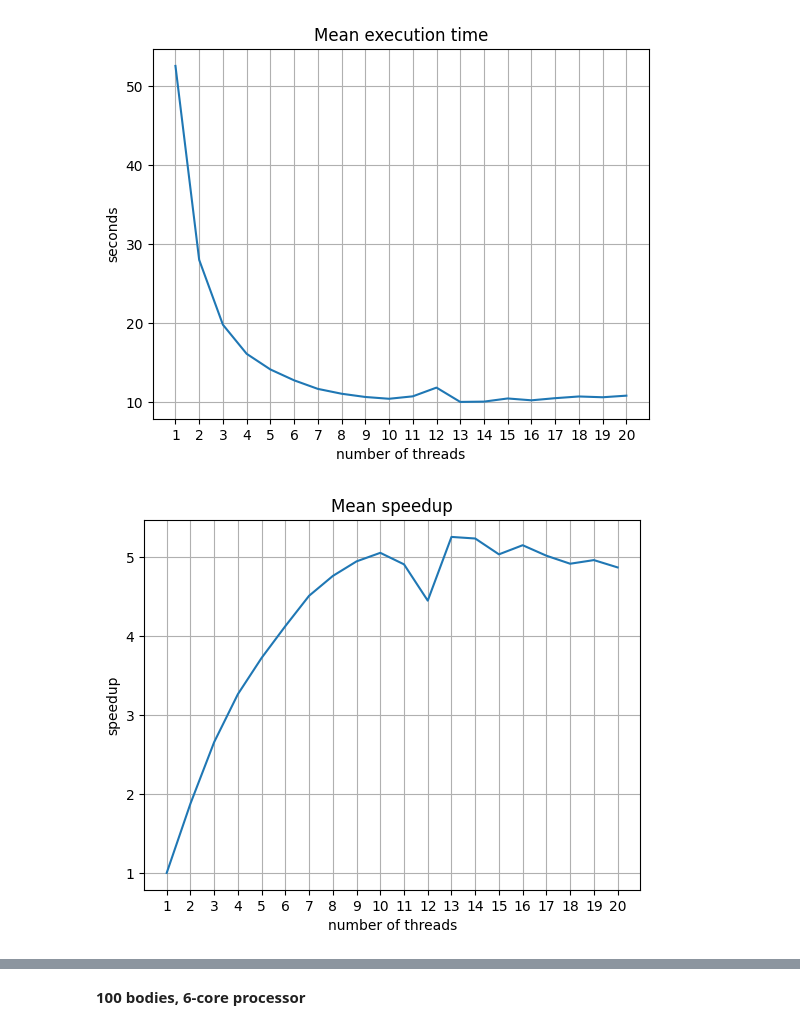
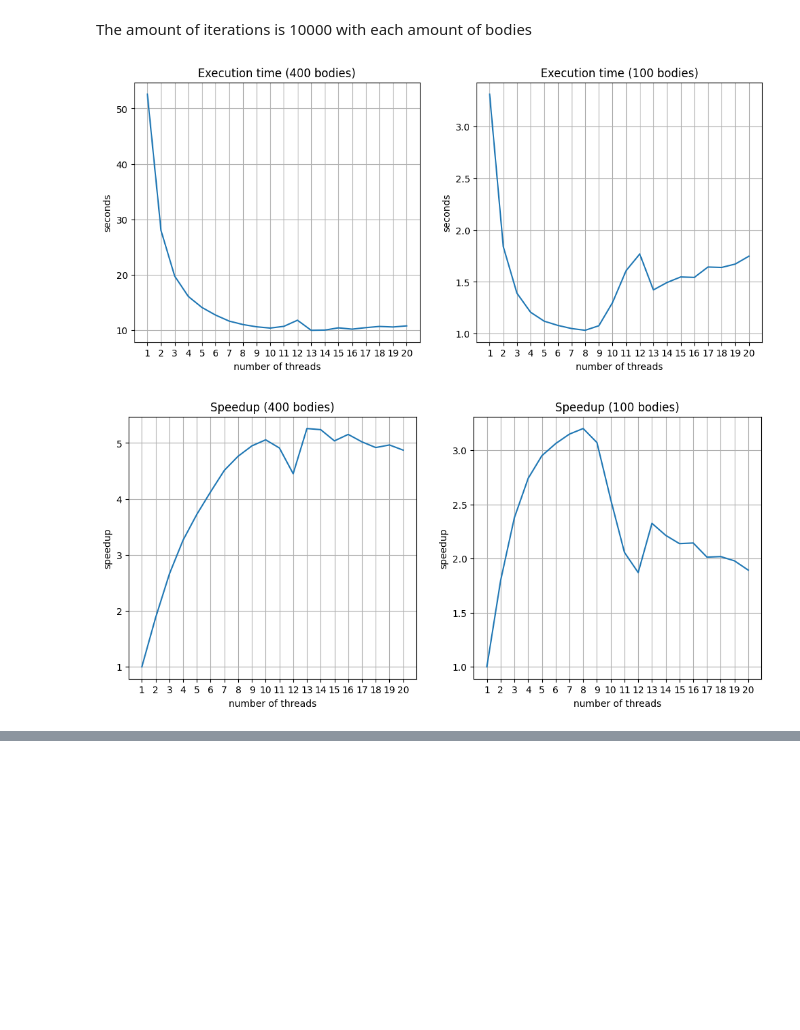
Before and after one commit to a13xbb/parallel-c, a Jupyter notebook: plots.ipynb, the cells around one changed output, grey strips where cells are left out. Drawn from its saved outputs; the diff is of its cells as text; code cells hidden in the pictures; blank space fills up the shorter version.

```diff
--- a/plots.ipynb
+++ b/plots.ipynb
@@ -4,3 +4,5 @@ import matplotlib.pyplot as plt
 # %%
 N_THREADS = 20
 N_RUNS_PER_THREAD = 5
+file400 = 'times.txt'
+file100 = 'times100.txt'
@@ -49,0 +9,24 @@ def get_plots(file: str):
+# %%
+def plot_exec_time(times: list, ax, n_bodies):
+    ax.plot(range(1, N_THREADS + 1), times)
+    ax.set_xlabel('number of threads')
+    ax.set_ylabel('seconds')
+    ax.set_title(f'Execution time ({n_bodies} bodies)')
+    ax.set_xticks([i for i in range(1, N_THREADS + 1)], [i for i in range(1, N_THREADS + 1)])
+    ax.grid(True)
+# %%
+def plot_speedup(speedups: list, ax, n_bodies):
+    ax.plot(range(1, N_THREADS + 1), speedups)
+    ax.set_xlabel('number of threads')
+    ax.set_ylabel('speedup')
+    ax.set_title(f'Speedup ({n_bodies} bodies)')
+    ax.set_xticks([i for i in range(1, N_THREADS + 1)], [i for i in range(1, N_THREADS + 1)])
+    ax.grid(True)
+# %%
+def plot_efficiency(efs: list, ax, n_bodies):
+    ax.plot(range(1, N_THREADS + 1), efs)
+    ax.set_xlabel('number of threads')
+    ax.set_ylabel('effectiveness')
+    ax.set_title(f'Effectiveness ({n_bodies} bodies)')
+    ax.set_xticks([i for i in range(1, N_THREADS + 1)], [i for i in range(1, N_THREADS + 1)])
+    ax.grid(True)
@@ -50,5 +86,7 @@ def get_plots(file: str):
+# %% [markdown]
+The amount of iterations is 10000 with each amount of bodies
 # %%
-get_plots('times.txt')
+get_plots()
 # %% [output]
-[figure, old version]
+[figure, new version]
-[figure, old version]
+[figure, new version]
@@ -56,2 +93,0 @@ get_plots('times.txt')
-# %% [markdown]
-**100 bodies, 6-core processor**
```
Also changed, not shown: parts of 5 cells of this notebook.
